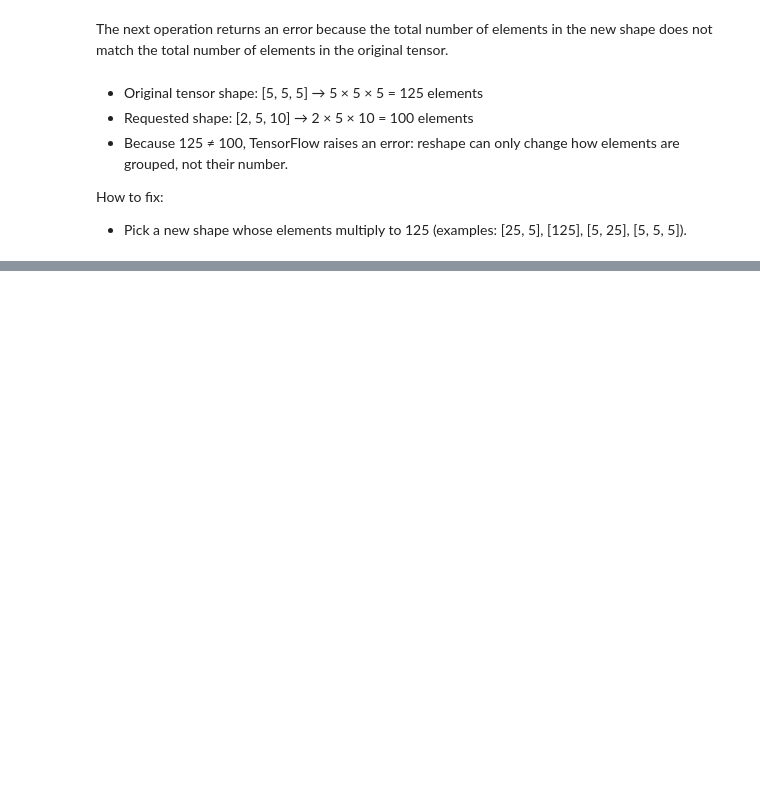
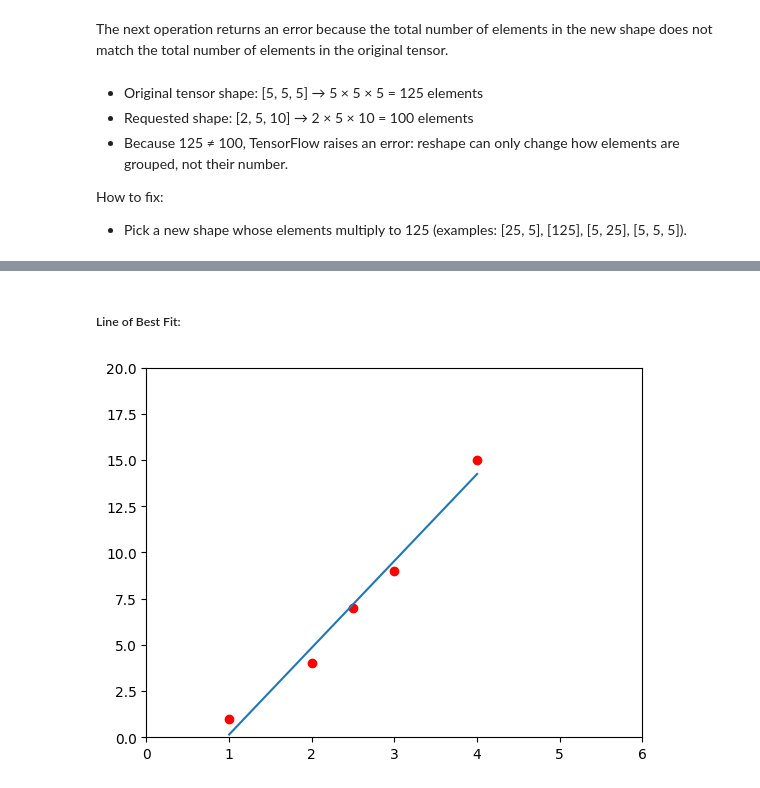
Before and after one commit to GTazz/ML-Study, a Jupyter notebook: Notebook.ipynb, the cells around one changed output, grey strips where cells are left out. Drawn from its saved outputs; the diff is of its cells as text; code cells hidden in the pictures; blank space fills up the shorter version.

```diff
--- a/Notebook.ipynb
+++ b/Notebook.ipynb
@@ -58,0 +127,10 @@ How to fix:
+# %% [markdown]
+##### Line of Best Fit:
+# %%
+plt.plot(x, y, 'ro')
+plt.axis([0, 6, 0, 20])
+
+plt.plot(np.unique(x), np.poly1d(np.polyfit(x, y, 1))(np.unique(x)))
+plt.show()
+# %% [output]
+[figure, added]
```
Also changed, not shown: parts of 21 cells of this notebook, 1 other file.
